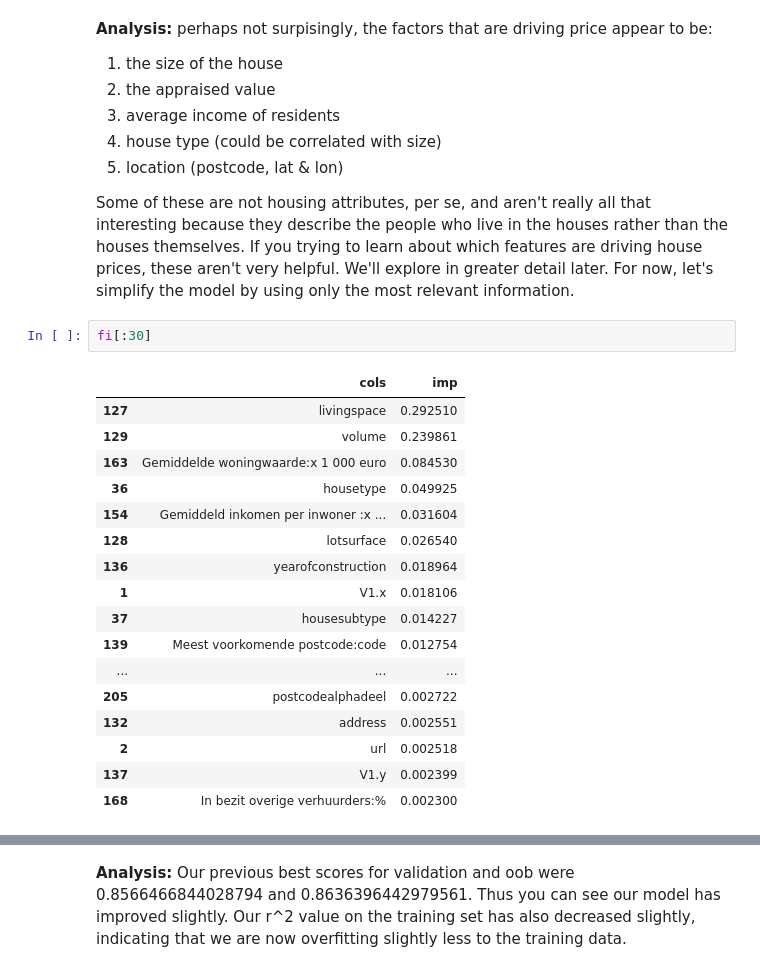
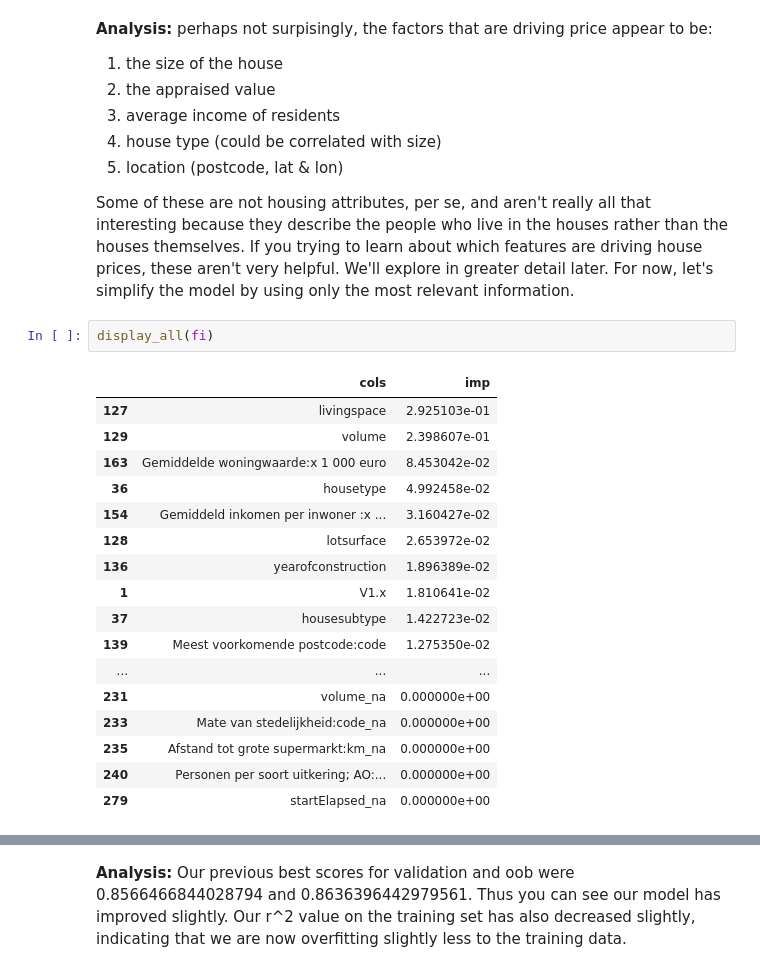
Before and after one commit to Pindapinda/houseprediction, a Jupyter notebook: Code/Notebook 6 - Feature Importance.ipynb, the cells around one changed output, grey strips where cells are left out. Drawn from its saved outputs; the diff is of its cells as text.

```diff
--- a/Code/Notebook 6 - Feature Importance.ipynb
+++ b/Code/Notebook 6 - Feature Importance.ipynb
@@ -47,23 +47,23 @@ plot_fi(fi[:30]);
 5) location (postcode, lat & lon)
 
 Some of these are not housing attributes, per se, and aren't really all that interesting because they describe the people who live in the houses rather than the houses themselves.  If you trying to learn about which features are driving house prices, these aren't very helpful.  We'll explore in greater detail later.  For now, let's simplify the model by using only the most relevant information.
-# %%
-fi[:30]
-# %% [output]
-|  | cols | imp |
-| 127 | livingspace | 0.292510 |
-| 129 | volume | 0.239861 |
-| 163 | Gemiddelde woningwaarde:x 1 000 euro | 0.084530 |
-| 36 | housetype | 0.049925 |
-| 154 | Gemiddeld inkomen per inwoner :x ... | 0.031604 |
-| 128 | lotsurface | 0.026540 |
-| 136 | yearofconstruction | 0.018964 |
-| 1 | V1.x | 0.018106 |
-| 37 | housesubtype | 0.014227 |
-| 139 | Meest voorkomende postcode:code | 0.012754 |
-| ... | ... | ... |
-| 205 | postcodealphadeel | 0.002722 |
-| 132 | address | 0.002551 |
-| 2 | url | 0.002518 |
-| 137 | V1.y | 0.002399 |
-| 168 | In bezit overige verhuurders:% | 0.002300 |
+# %%
+display_all(fi)
+# %% [output]
+|  | cols | imp |
+| 127 | livingspace | 2.925103e-01 |
+| 129 | volume | 2.398607e-01 |
+| 163 | Gemiddelde woningwaarde:x 1 000 euro | 8.453042e-02 |
+| 36 | housetype | 4.992458e-02 |
+| 154 | Gemiddeld inkomen per inwoner :x ... | 3.160427e-02 |
+| 128 | lotsurface | 2.653972e-02 |
+| 136 | yearofconstruction | 1.896389e-02 |
+| 1 | V1.x | 1.810641e-02 |
+| 37 | housesubtype | 1.422723e-02 |
+| 139 | Meest voorkomende postcode:code | 1.275350e-02 |
+| ... | ... | ... |
+| 231 | volume_na | 0.000000e+00 |
+| 233 | Mate van stedelijkheid:code_na | 0.000000e+00 |
+| 235 | Afstand tot grote supermarkt:km_na | 0.000000e+00 |
+| 240 | Personen per soort uitkering; AO:... | 0.000000e+00 |
+| 279 | startElapsed_na | 0.000000e+00 |
```
Also changed, not shown: parts of 28 cells of this notebook, 4 other files.
